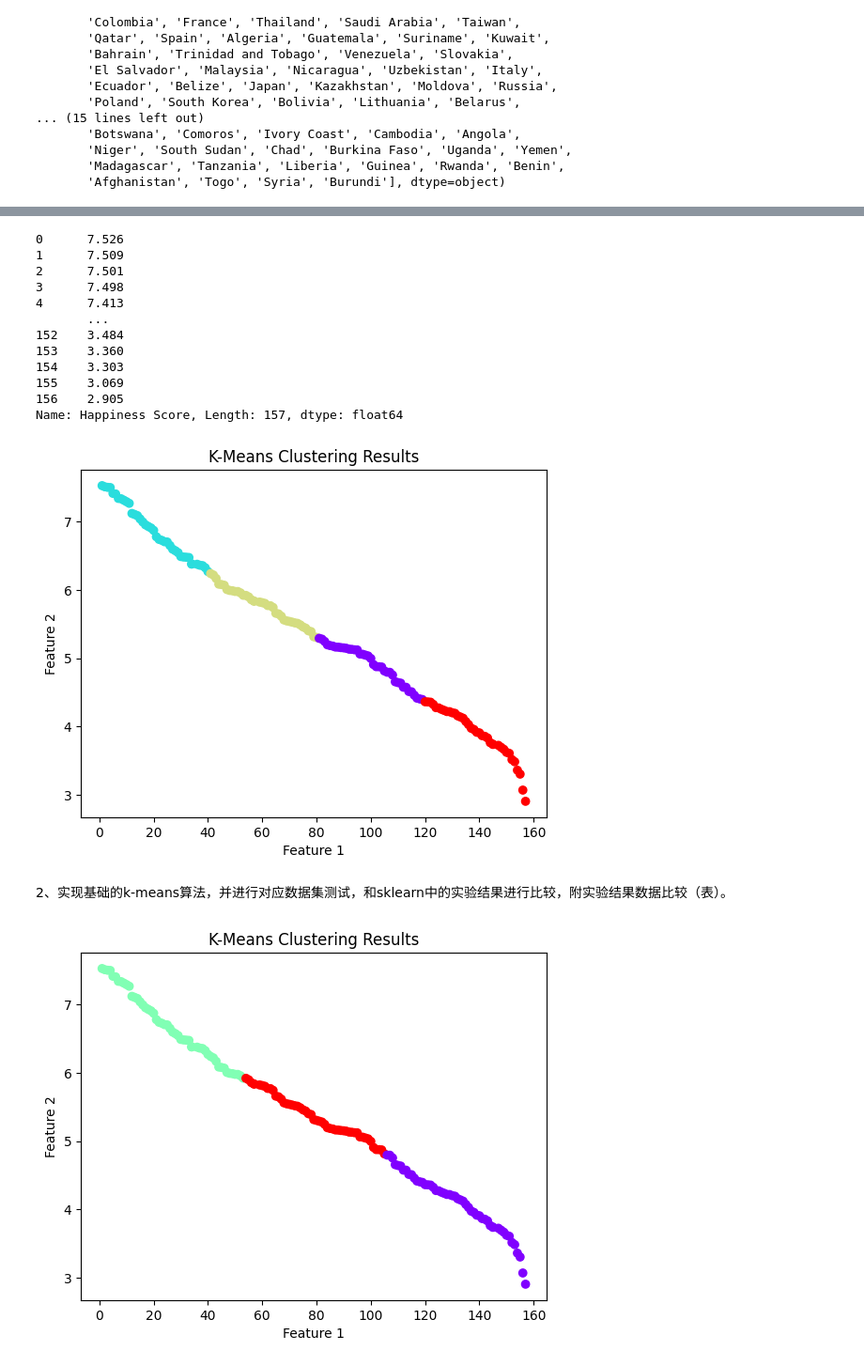
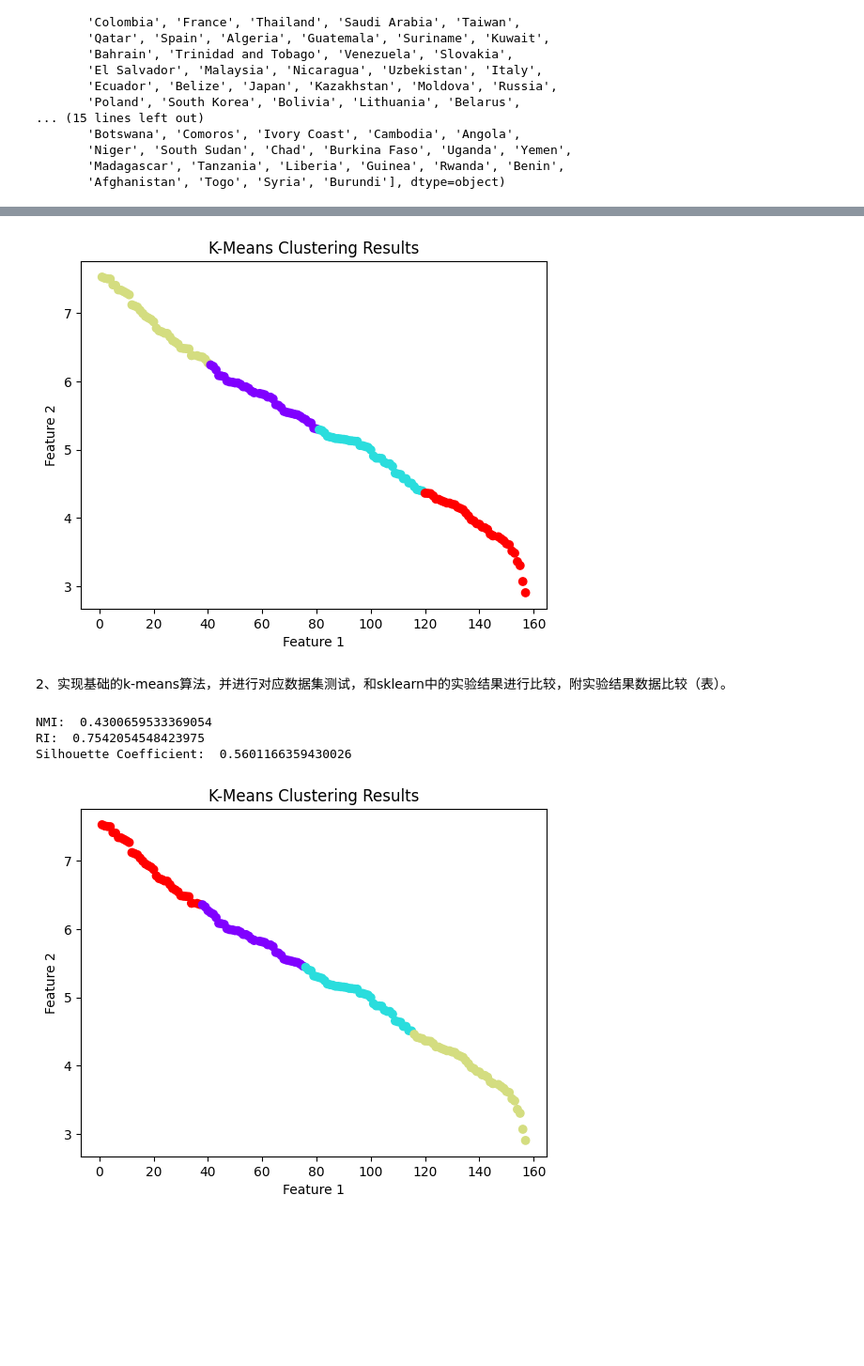
Before and after one commit to Naive-S/MyWork, a Jupyter notebook: 宋书波_聚类算法.ipynb, the cells around one changed output, grey strips where cells are left out. Shown: that part at 94% size. Drawn from its saved outputs; the diff is of its cells as text; code cells hidden in the pictures; blank space fills up the shorter version.

```diff
--- a/宋书波_聚类算法.ipynb
+++ b/宋书波_聚类算法.ipynb
@@ -80,7 +80,7 @@ array(['Denmark', 'Switzerland', 'Iceland', 'Norway', 'Finland', 'Canada',
 # %%
 from sklearn.metrics import normalized_mutual_info_score, silhouette_score, rand_score
 from sklearn.cluster import DBSCAN,KMeans
-model=KMeans(n_clusters=4)
+model=KMeans(n_clusters=4,n_init='auto')
 model.fit(data)
 labels = model.predict(data)
 nmi = normalized_mutual_info_score(target, labels)
@@ -111,18 +96,3 @@ len(data)
-# %%
-data.iloc[:,1]
-# %% [output]
-0      7.526
-1      7.509
-2      7.501
-3      7.498
-4      7.413
-       ...
-152    3.484
-153    3.360
-154    3.303
-155    3.069
-156    2.905
-Name: Happiness Score, Length: 157, dtype: float64
 # %%
 import matplotlib.pyplot as plt
 # 绘制聚类结果的散点图
@@ -132,7 +102,7 @@ plt.xlabel('Feature 1')
 plt.ylabel('Feature 2')
 plt.show()
 # %% [output]
-[figure, old version]
+[figure, new version]
 # %% [markdown]
 2、实现基础的k-means算法，并进行对应数据集测试，和sklearn中的实验结果进行比较，附实验结果数据比较（表）。
 # %%
@@ -162,24 +132,33 @@ class KMEans:
     def predict(self, X):
         distances = np.sqrt(((X - self.centroids[:, np.newaxis])**2).sum(axis=2))
         return np.argmin(distances, axis=0)
+# %%
+import matplotlib.pyplot as plt
+
+# 初始化并训练KMeans模型
+k2=KMEans(k=4, max_iter=100)
+k2.fit(data.values)
+
+# 获取每个样本的聚类标签
+labels2 = k2.predict(data.values)
+# %%
+nmi = normalized_mutual_info_score(target, labels2)
+ri = rand_score(target, labels2)
+silhouette_coefficient = silhouette_score(data, labels2)
+print("NMI: ", nmi)
+print("RI: ", ri)
+print("Silhouette Coefficient: ", silhouette_coefficient)
+# %% [output]
+NMI:  0.4300659533369054
+RI:  0.7542054548423975
+Silhouette Coefficient:  0.5601166359430026
 # %%
-
-import matplotlib.pyplot as plt
-
-
-# 初始化并训练KMeans模型
-k2=KMEans(k=3, max_iter=100)
-k2.fit(data.values)
-
-# 获取每个样本的聚类标签
-labels = k2.predict(data.values)
-
 import matplotlib.pyplot as plt
 # 绘制聚类结果的散点图
-plt.scatter(data.iloc[:, 0], data.iloc[:, 1], c=labels, cmap='rainbow')
+plt.scatter(data.iloc[:, 0], data.iloc[:, 1], c=labels2, cmap='rainbow')
 plt.title('K-Means Clustering Results')
 plt.xlabel('Feature 1')
 plt.ylabel('Feature 2')
 plt.show()
 # %% [output]
-[figure, old version]
+[figure, new version]
```
Also changed, not shown: parts of 7 cells of this notebook.
